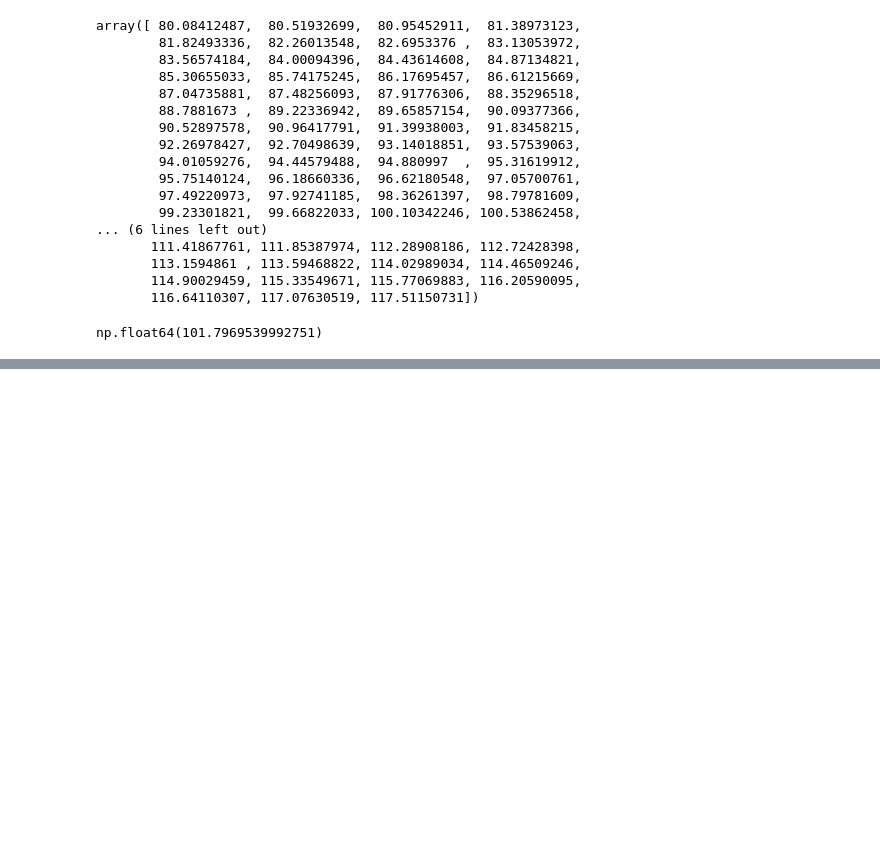
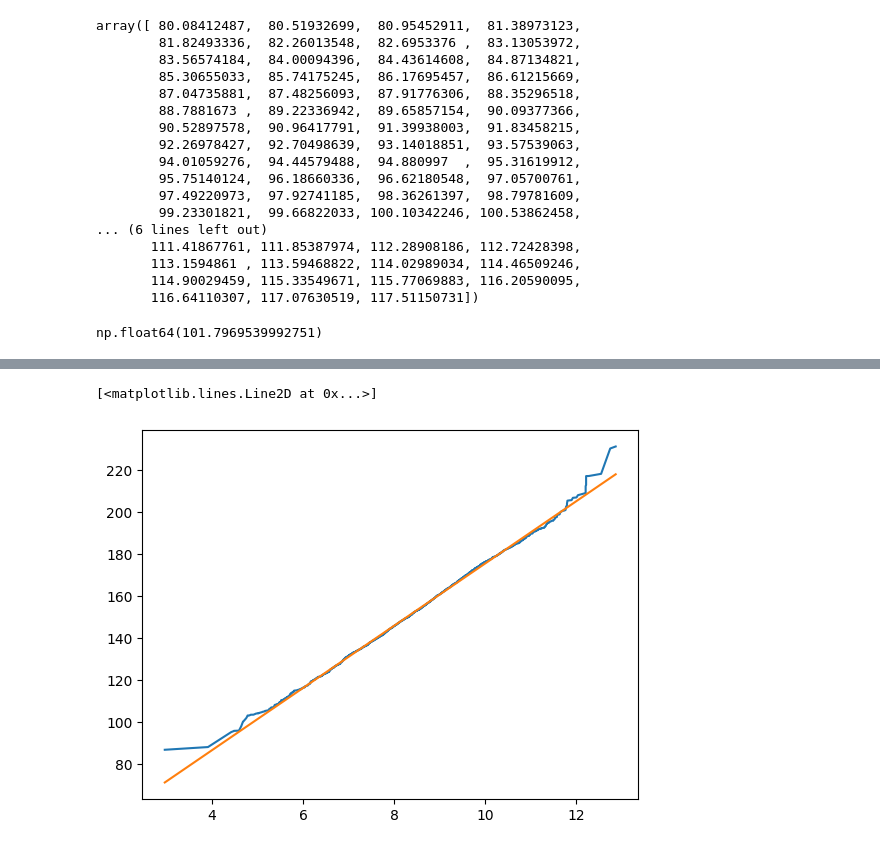
Before and after one commit to dscamacho333/Data_Science_Course, a Jupyter notebook: Numpy.ipynb, the cells around one changed output, grey strips where cells are left out. Cells and saved outputs as stored; diff of their text form; code cells hidden in the pictures; blank space fills up the shorter version.

```diff
--- a/Numpy.ipynb
+++ b/Numpy.ipynb
@@ -756,0 +770,8 @@ plt.plot(
+# %%
+orange_x = orange_diameter_column_data
+orange_y = orange_weight_column_data
+orange_n = np.size(orange_x)
+# %%
+orange_a = (orange_n * np.sum( orange_x * orange_y)  - np.sum(orange_x) * np.sum(orange_y)) / (orange_n * np.sum(orange_x**2) - (np.sum(orange_x))**2)
+# %%
+orange_b = np.mean(orange_y) - orange_a * np.mean(orange_x)
@@ -756,0 +784,2 @@ plt.plot(
+# %%
+orange_y = orange_a * orange_x + orange_b
@@ -756,0 +797,13 @@ plt.plot(
+# %%
+plt.plot(
+    orange_diameter_column_data,
+    orange_weight_column_data
+)
+
+plt.plot(
+    orange_x,
+    orange_y
+)
+# %% [output]
+[<matplotlib.lines.Line2D at 0x...>]
+[figure, added]
```
Also changed, not shown: parts of 5 cells of this notebook.
